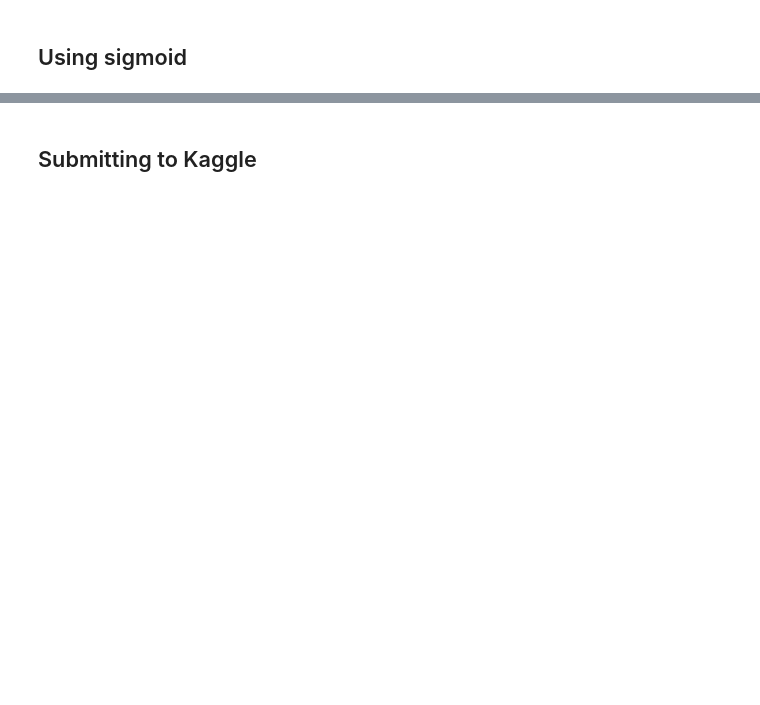
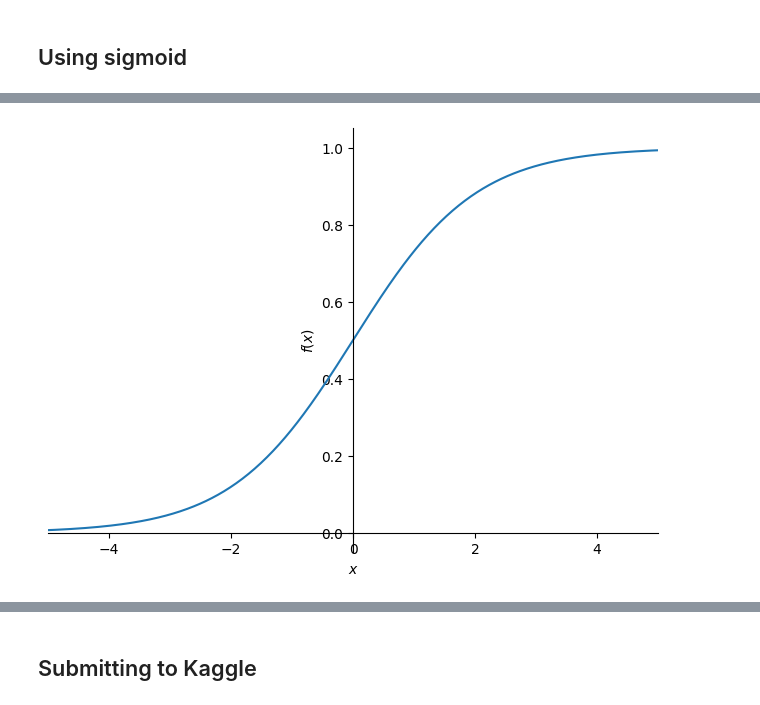
Before and after one commit to Abdur-Rahim-sheikh/fast.ai, a Jupyter notebook: 05-linear-model-and-neural-net-from-scratch.ipynb, the cells around one changed output, grey strips where cells are left out. Saved outputs shown, nothing was run; the diff lists cells and outputs as text; code cells hidden in the pictures; blank space fills up the shorter version.

```diff
--- a/05-linear-model-and-neural-net-from-scratch.ipynb
+++ b/05-linear-model-and-neural-net-from-scratch.ipynb
@@ -312,6 +382,10 @@ preds[:28]
 # %%
 import sympy
-sympy.plot("1/(1+exp(-x))", xlim=(-5,5));
+x = sympy.symbols('x')
+eq = 1/(1+sympy.exp(-x))
+sympy.plot(eq, xlim=(-5,5));
+# %% [output]
+[figure, added]
 # %%
 def calc_preds(coeffs, indeps): return torch.sigmoid((indeps*coeffs).sum(axis=1))
 # %%
```
Also changed, not shown: parts of 32 cells of this notebook.
